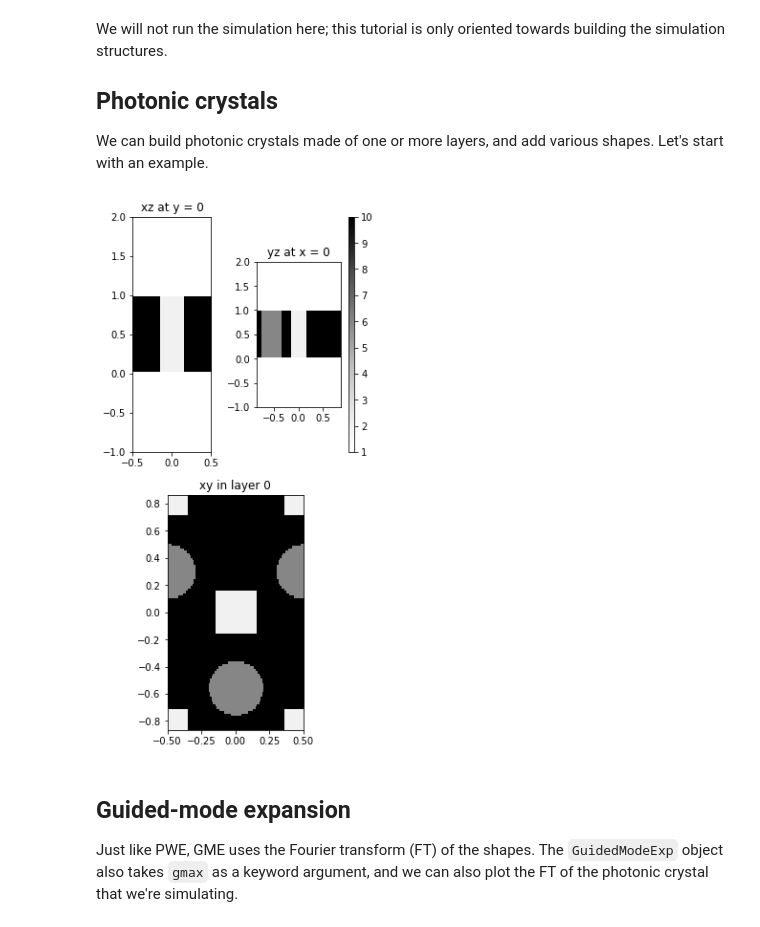
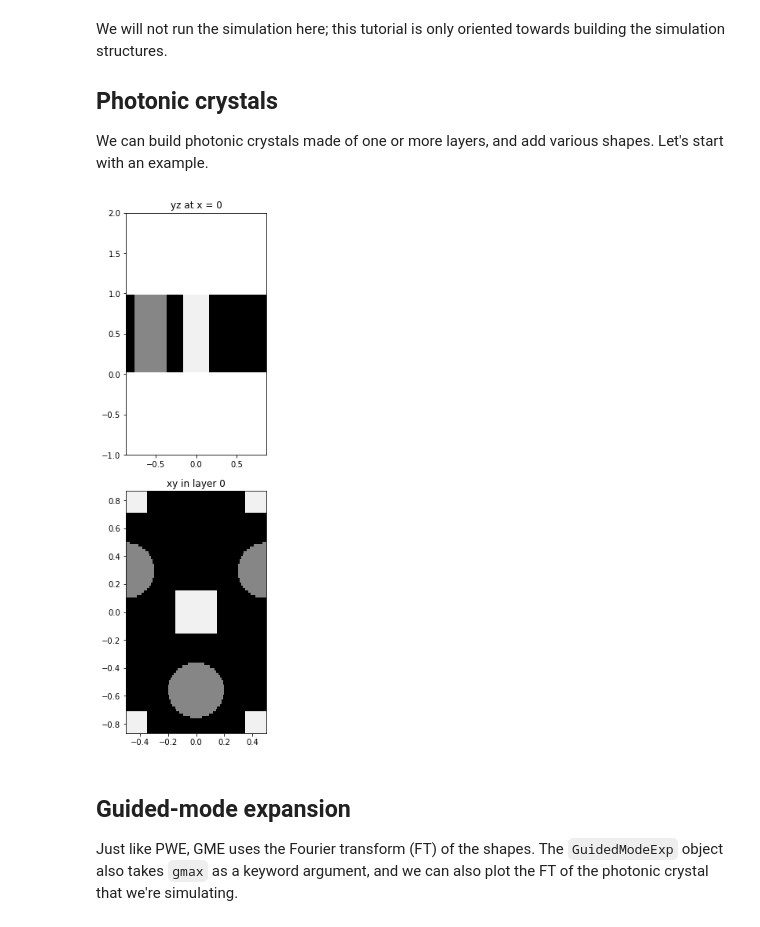
Before and after one commit to fancompute/legume, a Jupyter notebook: docs/examples/01_Shapes_layers_and_photonic_crystals.ipynb, the cells around one changed output. Saved outputs shown, nothing was run; the diff lists cells and outputs as text; code cells hidden in the pictures.

```diff
--- a/docs/examples/01_Shapes_layers_and_photonic_crystals.ipynb
+++ b/docs/examples/01_Shapes_layers_and_photonic_crystals.ipynb
@@ -66,26 +66,26 @@ We can build photonic crystals made of one or more layers, and add various shape
 # %%
 # Initialize a lattice (can be 'square', 'hexagonal', or defined by primitive vectors)
 lattice = legume.Lattice('hexagonal')
 
 # Initialize a PhC (optional kwargs are the permittivity in the lower and upper cladding)
 phc = legume.PhotCryst(lattice, eps_l=1., eps_u=1.)
 
 # Add a layer to the PhC with thickness 1 and background permittivity 10
 phc.add_layer(d=1, eps_b=10)
 
 # We can add shapes to the layer in two different ways:
 
 # Create a square and use the layer `add_shape` method
 square = legume.Square(x_cent=0, y_cent=0, a=0.3, eps=2)
 
 # Create a circle and use the phc `add_shape` method
 circle = legume.Circle(eps=6, x_cent=0.5, y_cent=0.3, r=0.2)
 phc.add_shape([circle, square]) # by default added to the last layer; can add a list of shapes
 
 # We can plot an overview of what we've built so far
-legume.viz.structure(phc)
+legume.viz.structure(phc, yz=True, figsize=3., cbar=False)
 # %% [output]
-[figure, old version]
+[figure, new version]
 # %% [markdown]
 ## Guided-mode expansion
 Just like PWE, GME uses the Fourier transform (FT) of the shapes. The `GuidedModeExp` object also takes `gmax` as a keyword argument, and we can also plot the FT of the photonic crystal that we're simulating.
```
Also changed, not shown: parts of 6 cells of this notebook, 3 other files.
